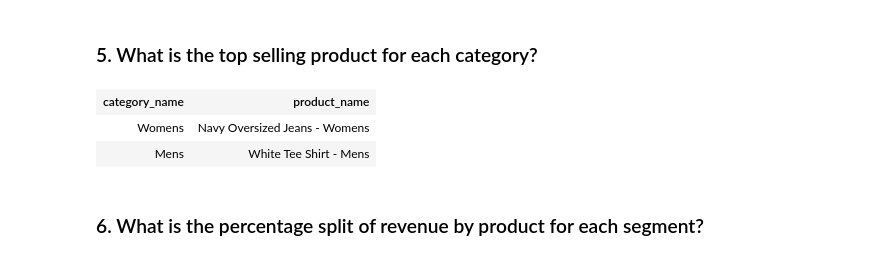
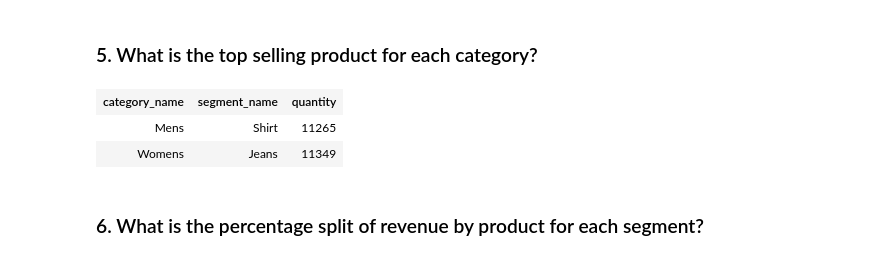
Before and after one commit to fmsrosa/sql-week7challenge-2021, a Jupyter notebook: answers.ipynb, the cells around one changed output. Drawn from its saved outputs; the diff is of its cells as text; code cells hidden in the pictures.

```diff
--- a/answers.ipynb
+++ b/answers.ipynb
@@ -162,17 +178,18 @@ GROUP BY pd.category_name;
 # %% [markdown]
 ### 5. What is the top selling product for each category?
 # %%
-SELECT pd.category_name, pd.product_name
-FROM sales as s
-INNER JOIN
-product_details as pd
-ON s.prod_id = pd.product_id
-GROUP BY pd.category_name
-ORDER BY s.qty DESC;
+SELECT category_name, segment_name,
+(SELECT SUM(qty)
+ FROM sales AS s
+ INNER JOIN product_details AS pd
+ ON s.prod_id = pd.product_id
+ WHERE pd.segment_name = pd1.segment_name) AS quantity
+ FROM product_details as pd1
+ GROUP BY pd1.category_name;
 # %% [output]
-| category_name | product_name |
-| Womens | Navy Oversized Jeans - Womens |
-| Mens | White Tee Shirt - Mens |
+| category_name | segment_name | quantity |
+| Mens | Shirt | 11265 |
+| Womens | Jeans | 11349 |
 # %% [markdown]
 ### 6. What is the percentage split of revenue by product for each segment?
 # %%
```
Also changed, not shown: parts of 3 cells of this notebook.
